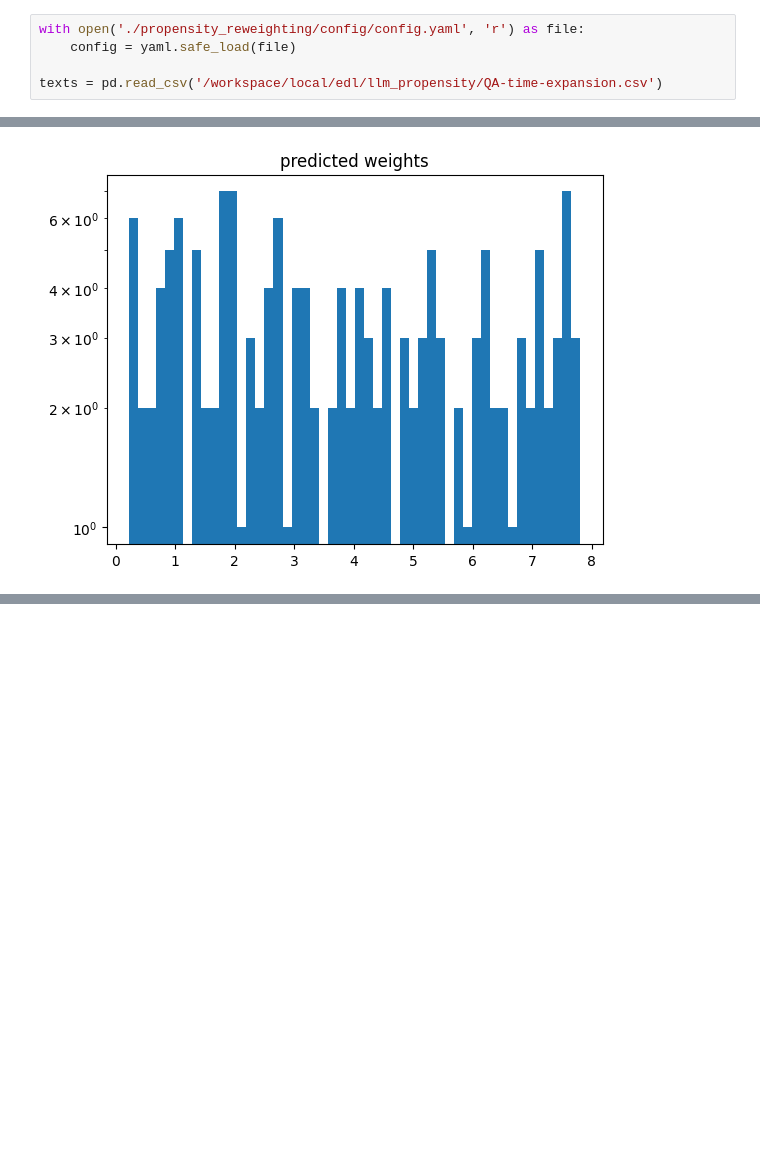
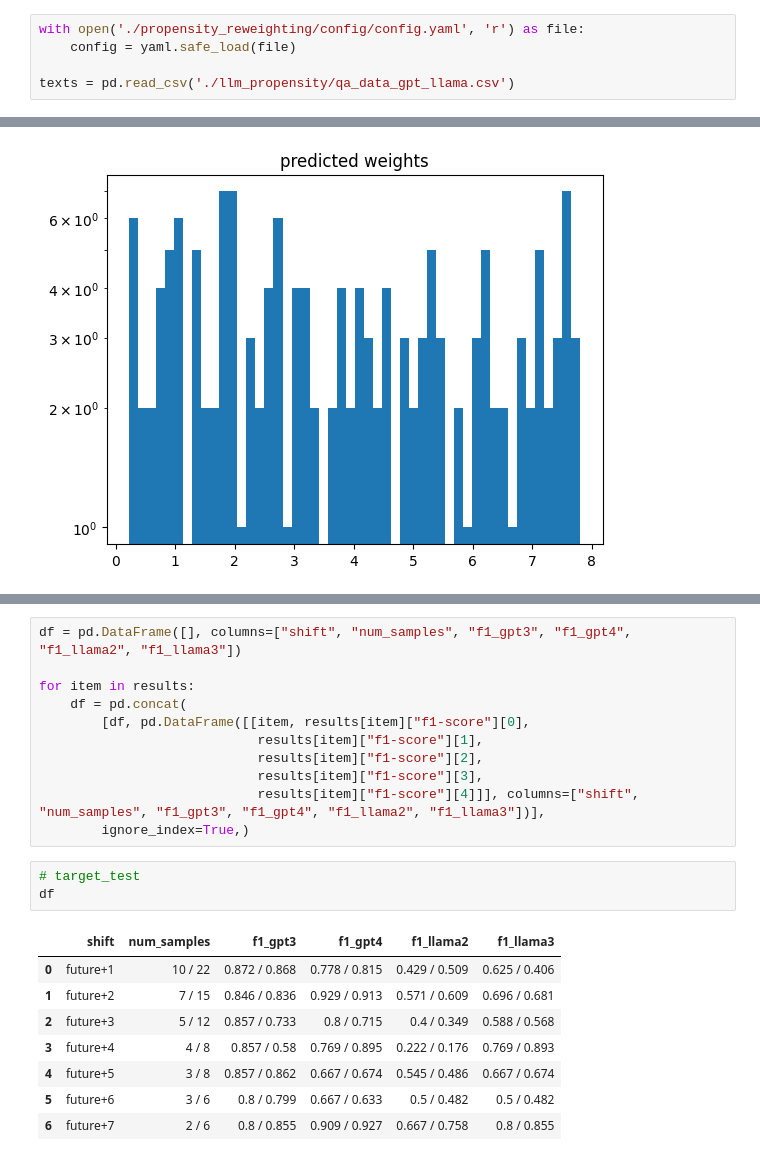
Before and after one commit to grgera/Propensity-Score-Eval, a Jupyter notebook: notebooks/package.ipynb, the cells around one changed output, grey strips where cells are left out. Saved outputs shown, nothing was run; the diff lists cells and outputs as text; blank space fills up the shorter version.

Commit message:
add experiment with QA updated data
add experiment with QA updated data

```diff
--- a/notebooks/package.ipynb
+++ b/notebooks/package.ipynb
@@ -15,7 +17,7 @@ np.random.seed(48)
 with open('./propensity_reweighting/config/config.yaml', 'r') as file:
     config = yaml.safe_load(file)
 
-texts = pd.read_csv('/workspace/local/edl/llm_propensity/QA-time-expansion.csv')
+texts = pd.read_csv('./llm_propensity/qa_data_gpt_llama.csv')
 # %% [markdown]
 ## Base 'fit' method
 # %%
@@ -94,0 +134,23 @@ Text(0.5, 1.0, 'predicted weights')
+# %%
+df = pd.DataFrame([], columns=["shift", "num_samples", "f1_gpt3", "f1_gpt4", "f1_llama2", "f1_llama3"])
+
+for item in results:
+    df = pd.concat(
+        [df, pd.DataFrame([[item, results[item]["f1-score"][0],
+                            results[item]["f1-score"][1],
+                            results[item]["f1-score"][2],
+                            results[item]["f1-score"][3],
+                            results[item]["f1-score"][4]]], columns=["shift", "num_samples", "f1_gpt3", "f1_gpt4", "f1_llama2", "f1_llama3"])],
+        ignore_index=True,)
+# %%
+# target_test
+df
+# %% [output]
+|  | shift | num_samples | f1_gpt3 | f1_gpt4 | f1_llama2 | f1_llama3 |
+| 0 | future+1 | 10 / 22 | 0.872 / 0.868 | 0.778 / 0.815 | 0.429 / 0.509 | 0.625 / 0.406 |
+| 1 | future+2 | 7 / 15 | 0.846 / 0.836 | 0.929 / 0.913 | 0.571 / 0.609 | 0.696 / 0.681 |
+| 2 | future+3 | 5 / 12 | 0.857 / 0.733 | 0.8 / 0.715 | 0.4 / 0.349 | 0.588 / 0.568 |
+| 3 | future+4 | 4 / 8 | 0.857 / 0.58 | 0.769 / 0.895 | 0.222 / 0.176 | 0.769 / 0.893 |
+| 4 | future+5 | 3 / 8 | 0.857 / 0.862 | 0.667 / 0.674 | 0.545 / 0.486 | 0.667 / 0.674 |
+| 5 | future+6 | 3 / 6 | 0.8 / 0.799 | 0.667 / 0.633 | 0.5 / 0.482 | 0.5 / 0.482 |
+| 6 | future+7 | 2 / 6 | 0.8 / 0.855 | 0.909 / 0.927 | 0.667 / 0.758 | 0.8 / 0.855 |
```
Also changed, not shown: parts of 4 cells of this notebook.
